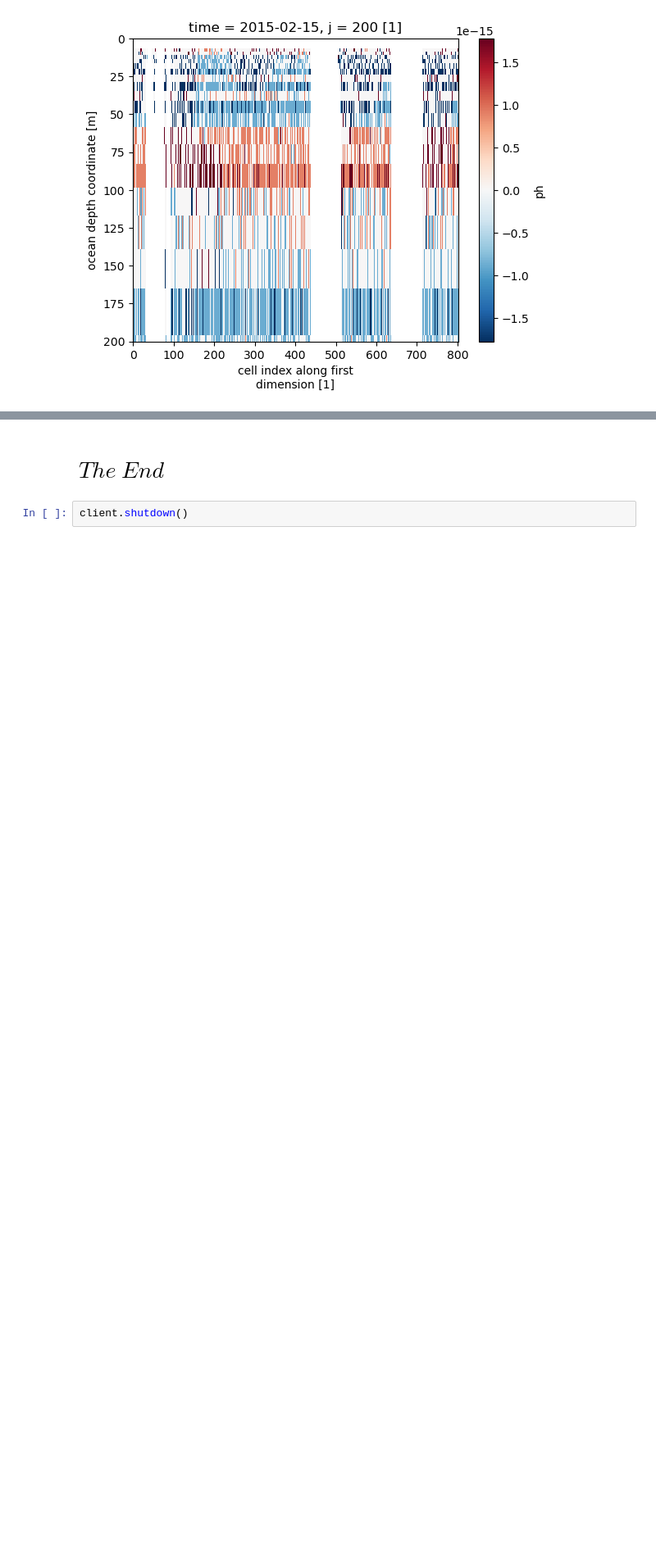
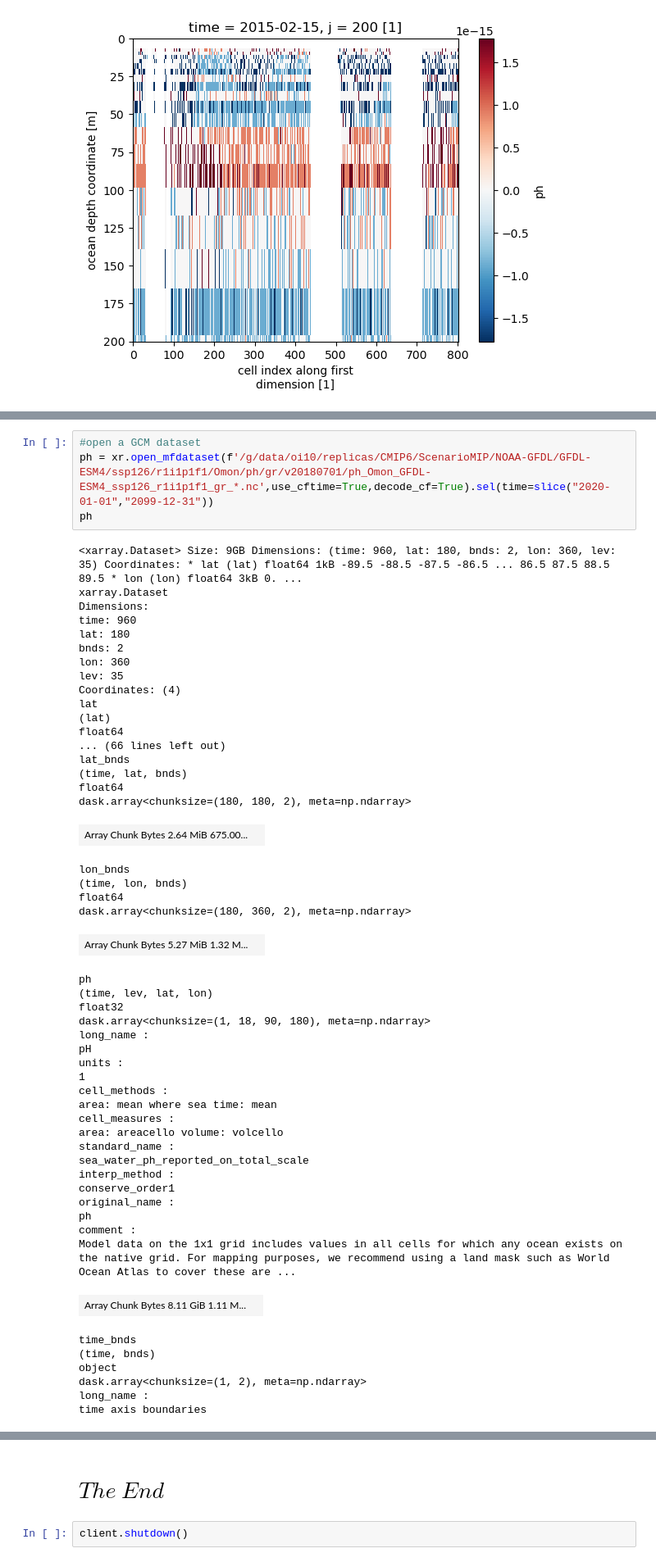
Before and after one commit to shared-climate-data-problems/CMIP-data-problems, a Jupyter notebook: notebooks/CMIP6_PH_sandbox.ipynb, the cells around one changed output, grey strips where cells are left out. Shown at 82% size. Drawn from its saved outputs; the diff is of its cells as text; blank space fills up the shorter version.

```diff
--- a/notebooks/CMIP6_PH_sandbox.ipynb
+++ b/notebooks/CMIP6_PH_sandbox.ipynb
@@ -267,0 +370,55 @@ plt.show()
+# %%
+#open a GCM dataset
+ph = xr.open_mfdataset(f'/g/data/oi10/replicas/CMIP6/ScenarioMIP/NOAA-GFDL/GFDL-ESM4/ssp126/r1i1p1f1/Omon/ph/gr/v20180701/ph_Omon_GFDL-ESM4_ssp126_r1i1p1f1_gr_*.nc',use_cftime=True,decode_cf=True).sel(time=slice("2020-01-01","2099-12-31"))
+ph
+# %% [output]
+<xarray.Dataset> Size: 9GB Dimensions: (time: 960, lat: 180, bnds: 2, lon: 360, lev: 35) Coordinates: * lat (lat) float64 1kB -89.5 -88.5 -87.5 -86.5 ... 86.5 87.5 88.5 89.5 * lon (lon) float64 3kB 0. ...
+xarray.Dataset
+Dimensions:
+time: 960
+lat: 180
+bnds: 2
+lon: 360
+lev: 35
+Coordinates: (4)
+lat
+(lat)
+float64
+... (66 lines left out)
+lat_bnds
+(time, lat, bnds)
+float64
+dask.array<chunksize=(180, 180, 2), meta=np.ndarray>
+| Array Chunk Bytes 2.64 MiB 675.00... |  |
+lon_bnds
+(time, lon, bnds)
+float64
+dask.array<chunksize=(180, 360, 2), meta=np.ndarray>
+| Array Chunk Bytes 5.27 MiB 1.32 M... |  |
+ph
+(time, lev, lat, lon)
+float32
+dask.array<chunksize=(1, 18, 90, 180), meta=np.ndarray>
+long_name :
+pH
+units :
+1
+cell_methods :
+area: mean where sea time: mean
+cell_measures :
+area: areacello volume: volcello
+standard_name :
+sea_water_ph_reported_on_total_scale
+interp_method :
+conserve_order1
+original_name :
+ph
+comment :
+Model data on the 1x1 grid includes values in all cells for which any ocean exists on the native grid. For mapping purposes, we recommend using a land mask such as World Ocean Atlas to cover these are ...
+| Array Chunk Bytes 8.11 GiB 1.11 M... |  |
+time_bnds
+(time, bnds)
+object
+dask.array<chunksize=(1, 2), meta=np.ndarray>
+long_name :
+time axis boundaries
```
Also changed, not shown: parts of 24 cells of this notebook.
